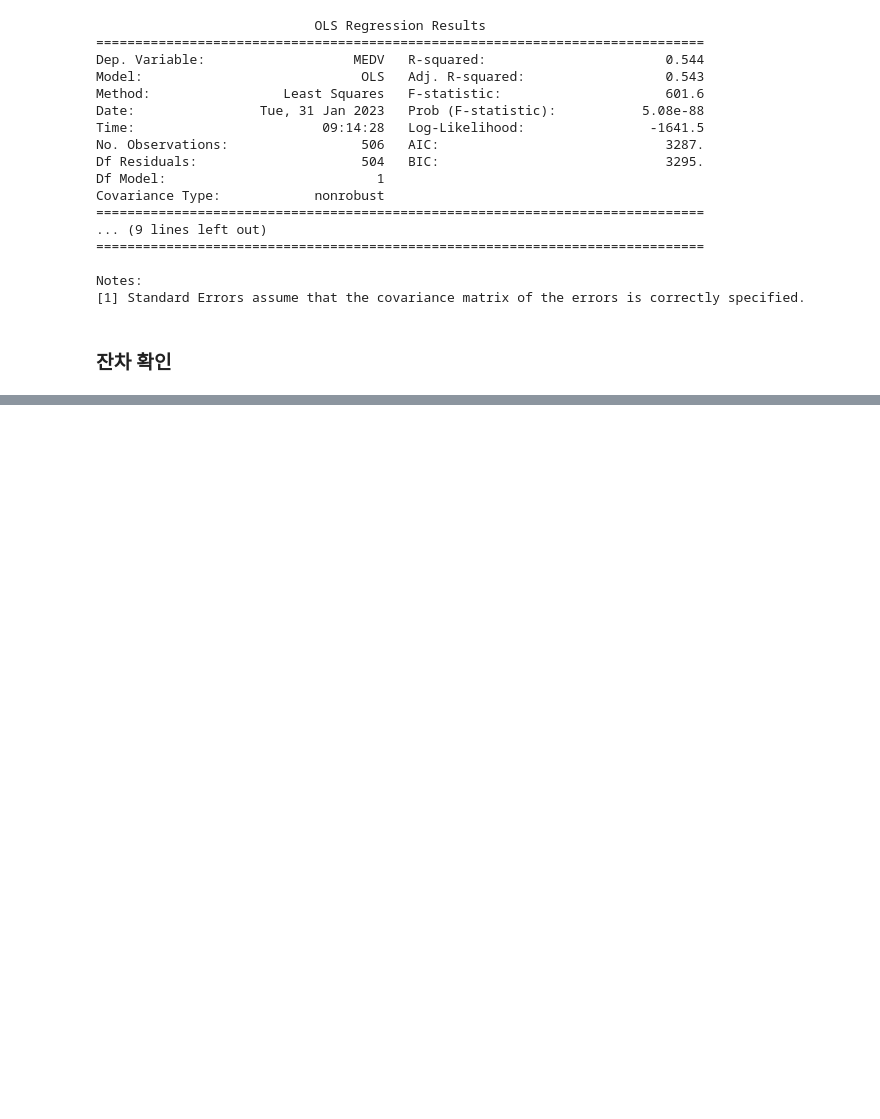
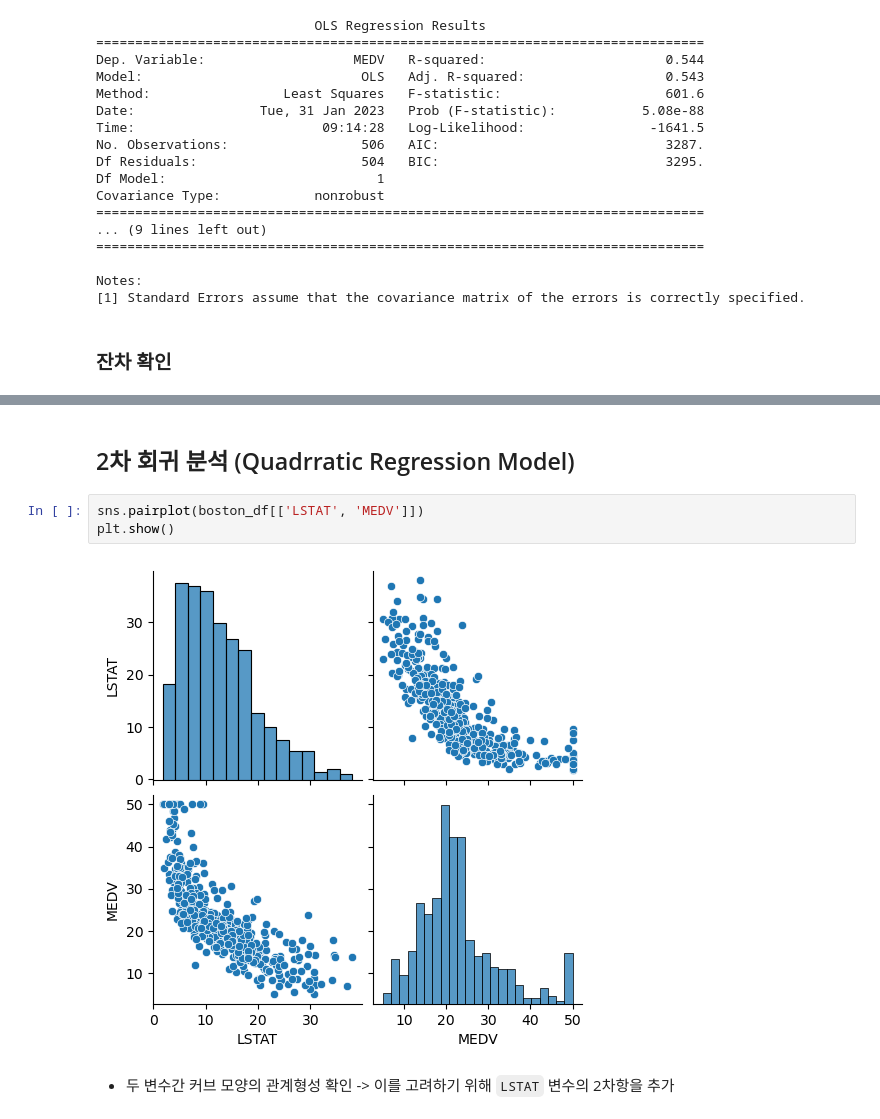
Before and after one commit to Jihwan98/aivle_school, a Jupyter notebook: pre_study/6.3 회귀분석.ipynb, the cells around one changed output, grey strips where cells are left out. Cells and saved outputs as stored; diff of their text form; blank space fills up the shorter version.

```diff
--- a/pre_study/6.3 회귀분석.ipynb
+++ b/pre_study/6.3 회귀분석.ipynb
@@ -157,0 +201,9 @@ Notes:
+# %% [markdown]
+## 2차 회귀 분석 (Quadrratic Regression Model)
+# %%
+sns.pairplot(boston_df[['LSTAT', 'MEDV']])
+plt.show()
+# %% [output]
+[figure, added]
+# %% [markdown]
+- 두 변수간 커브 모양의 관계형성 확인 -> 이를 고려하기 위해 `LSTAT` 변수의 2차항을 추가
```
Also changed, not shown: parts of 23 cells of this notebook.
